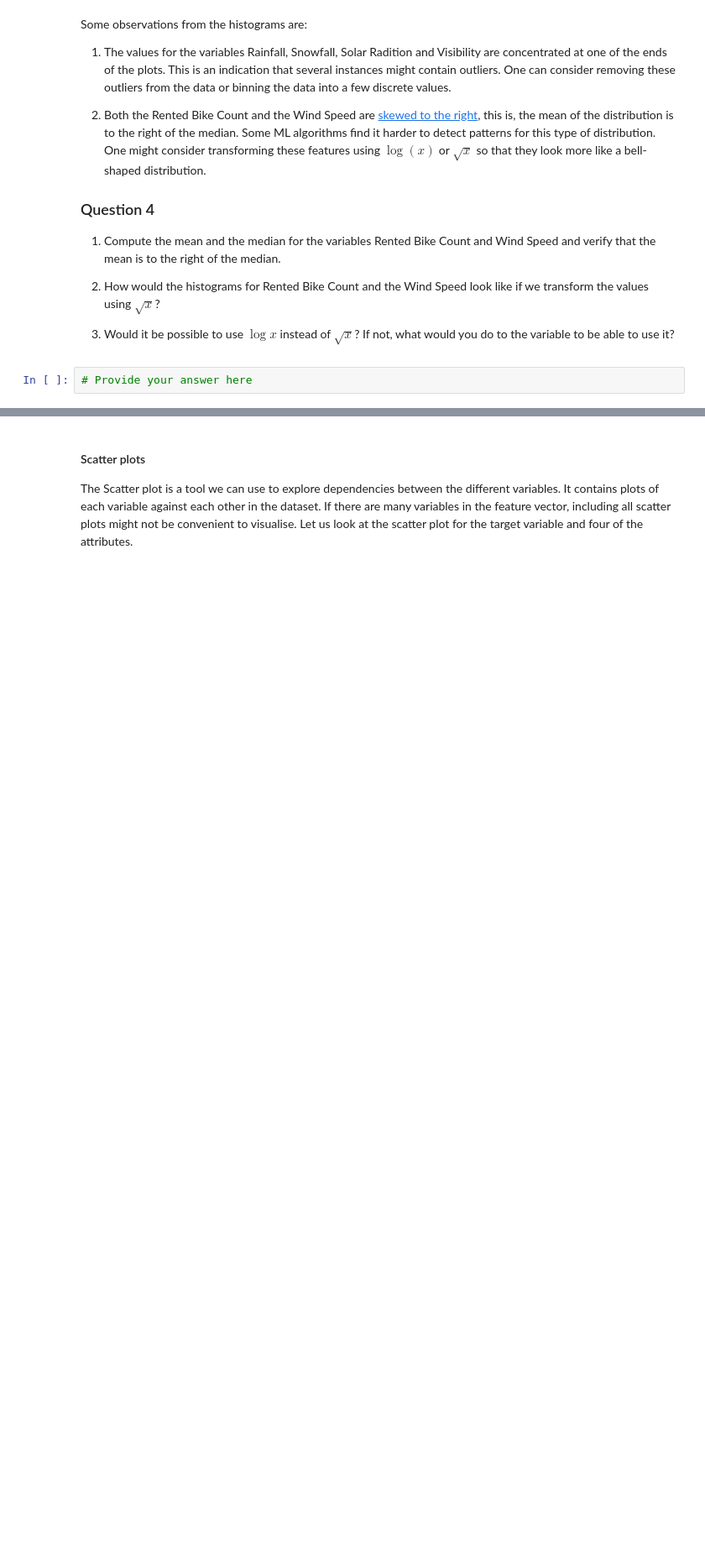
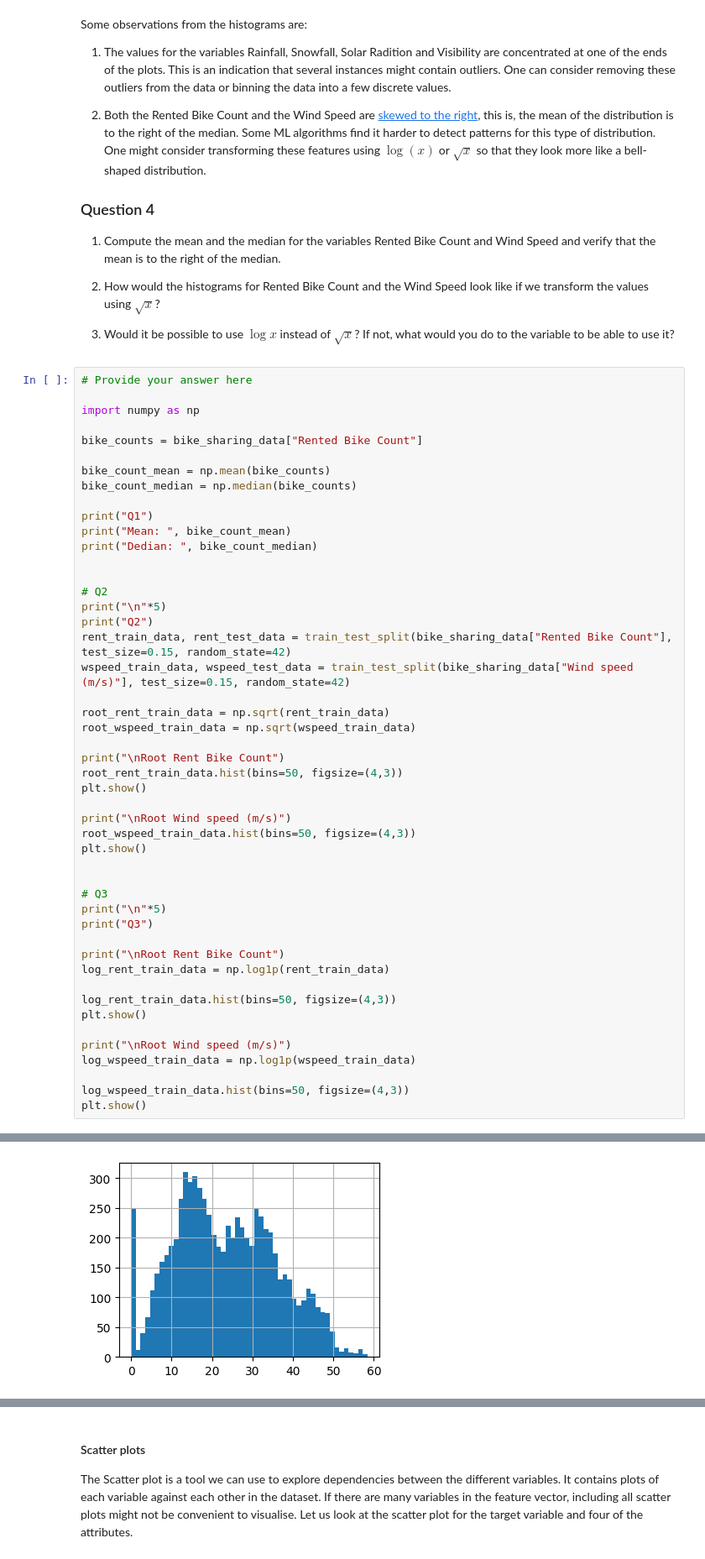
Before and after one commit to MrSleeeepy/MSc_AI, a Jupyter notebook: COMP64501 Topics in Machine Learning - University of Manchester/Labs/Lab 1 - End-to-end project in ML.ipynb, the cells around one changed output, grey strips where cells are left out. Shown at 84% size. Saved outputs shown, nothing was run; the diff lists cells and outputs as text; blank space fills up the shorter version.

```diff
--- a/COMP64501 Topics in Machine Learning - University of Manchester/Labs/Lab 1 - End-to-end project in ML.ipynb
+++ b/COMP64501 Topics in Machine Learning - University of Manchester/Labs/Lab 1 - End-to-end project in ML.ipynb
@@ -344,5 +362,52 @@ Some observations from the histograms are:
 2. How would the histograms for Rented Bike Count and the Wind Speed look like if we transform the values using $\sqrt{x}$?
 
 3. Would it be possible to use $\log{x}$ instead of $\sqrt{x}$? If not, what would you do to the variable to be able to use it?
-# %%
-# Provide your answer here
+# %%
+# Provide your answer here
+
+import numpy as np
+
+bike_counts = bike_sharing_data["Rented Bike Count"]
+
+bike_count_mean = np.mean(bike_counts)
+bike_count_median = np.median(bike_counts)
+
+print("Q1")
+print("Mean: ", bike_count_mean)
+print("Dedian: ", bike_count_median)
+
+
+# Q2
+print("\n"*5)
+print("Q2")
+rent_train_data, rent_test_data = train_test_split(bike_sharing_data["Rented Bike Count"], test_size=0.15, random_state=42)
+wspeed_train_data, wspeed_test_data = train_test_split(bike_sharing_data["Wind speed (m/s)"], test_size=0.15, random_state=42)
+
+root_rent_train_data = np.sqrt(rent_train_data)
+root_wspeed_train_data = np.sqrt(wspeed_train_data)
+
+print("\nRoot Rent Bike Count")
+root_rent_train_data.hist(bins=50, figsize=(4,3))
+plt.show()
+
+print("\nRoot Wind speed (m/s)")
+root_wspeed_train_data.hist(bins=50, figsize=(4,3))
+plt.show()
+
+
+# Q3
+print("\n"*5)
+print("Q3")
+
+print("\nRoot Rent Bike Count")
+log_rent_train_data = np.log1p(rent_train_data)
+
+log_rent_train_data.hist(bins=50, figsize=(4,3))
+plt.show()
+
+print("\nRoot Wind speed (m/s)")
+log_wspeed_train_data = np.log1p(wspeed_train_data)
+
+log_wspeed_train_data.hist(bins=50, figsize=(4,3))
+plt.show()
+# %% [output]
@@ -348,0 +426 @@ Some observations from the histograms are:
+[figure, added]
```
Also changed, not shown: parts of 3 cells of this notebook.
